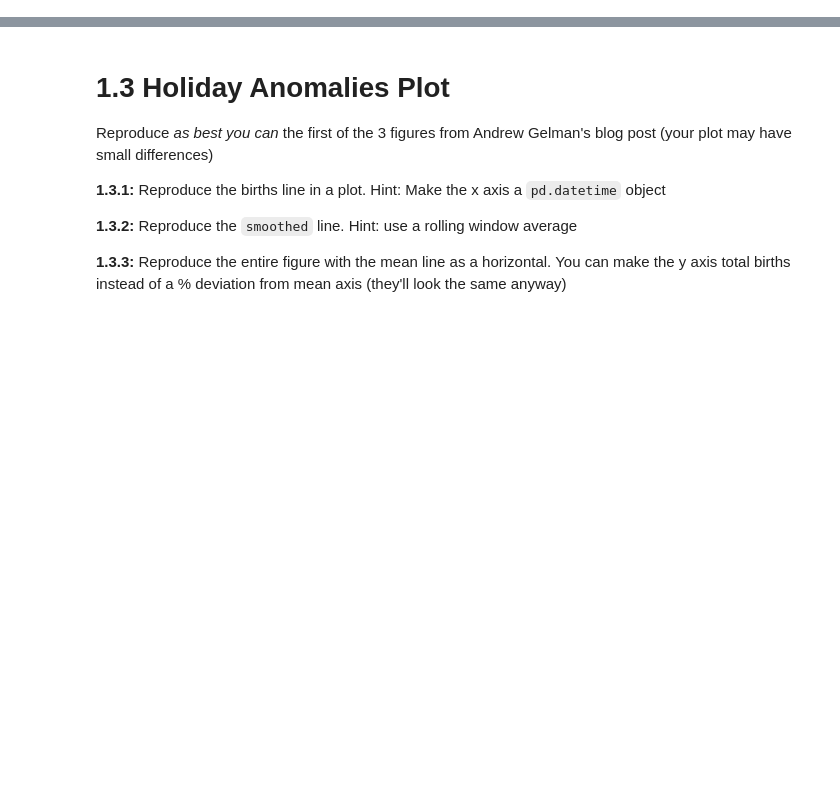
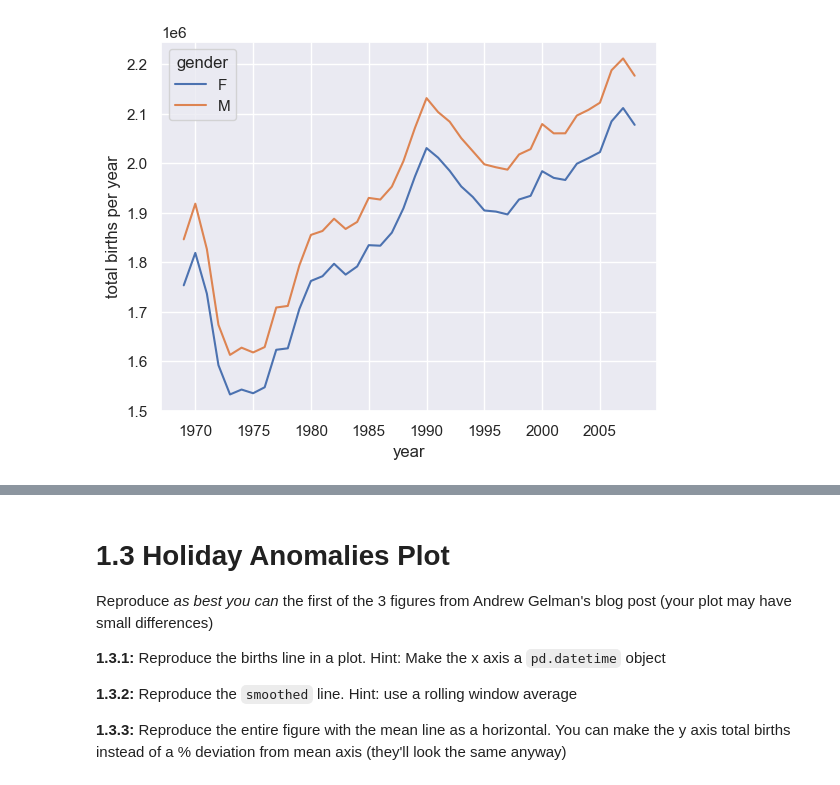
Before and after one commit to cb-ds-1/m2-3-exploration, a Jupyter notebook: workshop.ipynb, the cells around one changed output, grey strips where cells are left out. Cells and saved outputs as stored; diff of their text form; code cells hidden in the pictures; blank space fills up the shorter version.

```diff
--- a/workshop.ipynb
+++ b/workshop.ipynb
@@ -8,6 +8,30 @@ Reproduce the following plot of births by gender over time given the data:
 ![](births_gender.png)
 
 Note the `1e6` on the y axis for scale
+# %%
+import pandas as pd
+import seaborn as sns
+import matplotlib.pylab as plt
+
+#seaborn background
+sns.set_theme()
+df=pd.read_csv('data/births.csv')
+f=df.groupby(['year','gender']).sum()
+f.births
+
+fig, ax = plt.subplots()
+sns.lineplot(
+    hue="gender",
+    data=f,
+    x='year',
+    y="births",
+    )
+
+ax.ticklabel_format(axis="y", style="sci", scilimits=(0,0))
+ax.set_ylabel('total births per year')
+plt.show()
+# %% [output]
+[figure, added]
 # %% [markdown]
 # 1.2 Births anomalies
 
```
Also changed, not shown: parts of 10 cells of this notebook.
